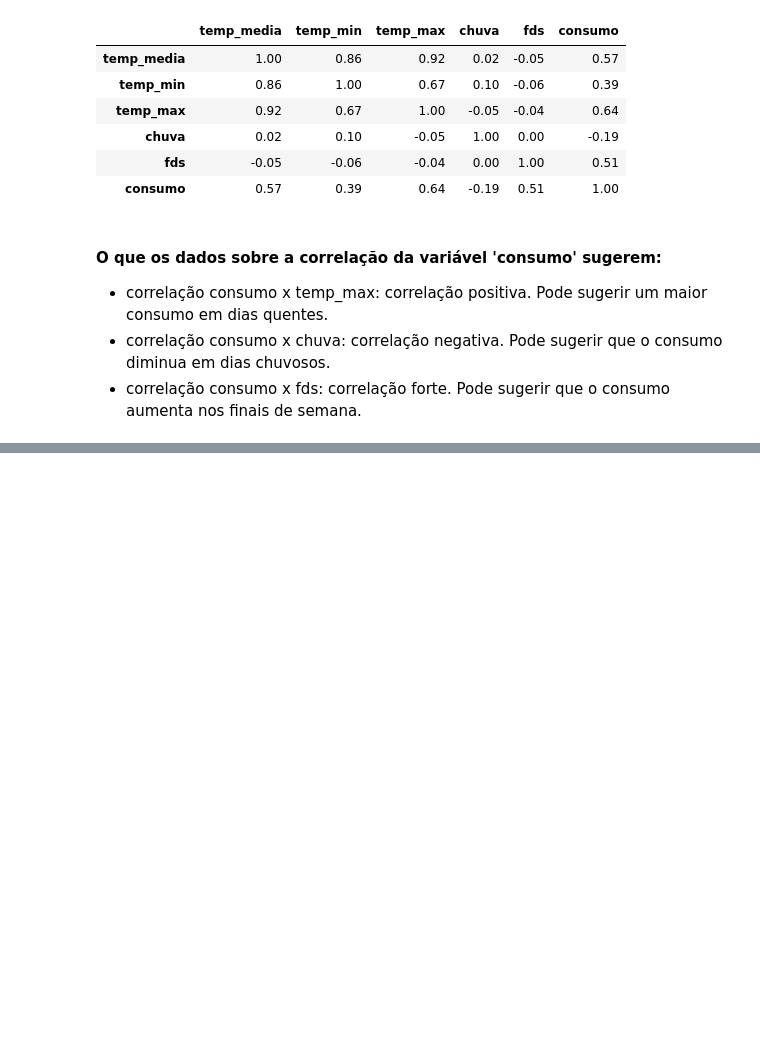
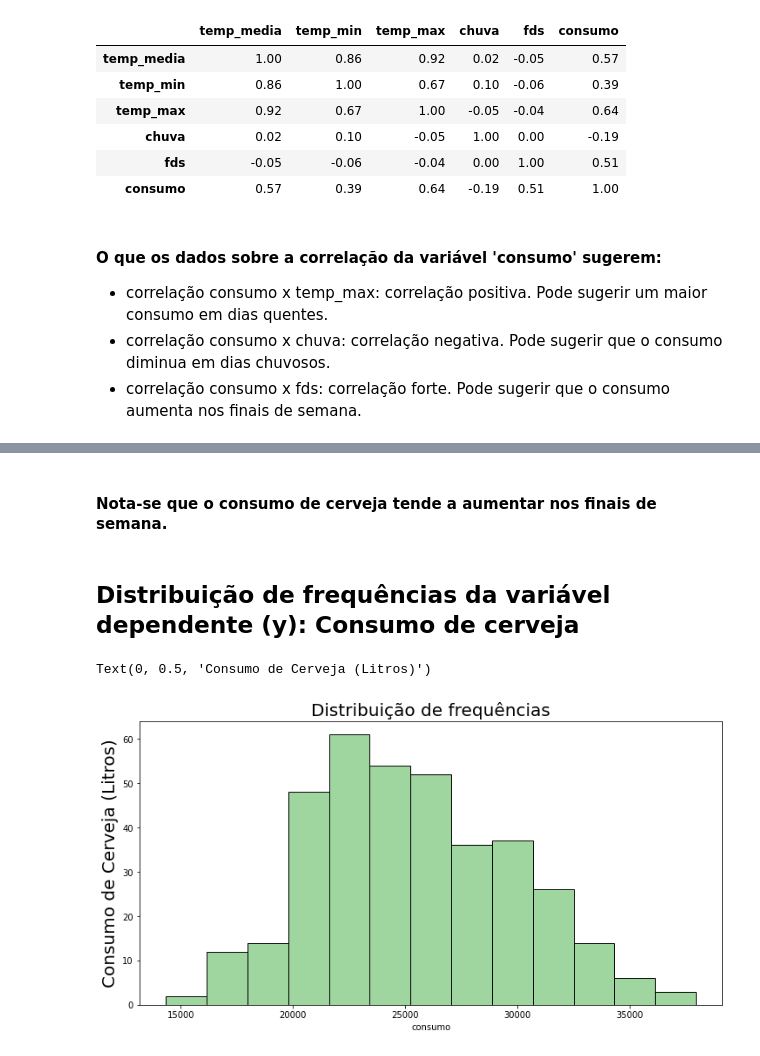
Before and after one commit to silsantos/Data-Science_Projects, a Jupyter notebook: Estatistica/Pratica4_Regressao_Multipla.ipynb, the cells around one changed output, grey strips where cells are left out. Cells and saved outputs as stored; diff of their text form; code cells hidden in the pictures; blank space fills up the shorter version.

```diff
--- a/Estatistica/Pratica4_Regressao_Multipla.ipynb
+++ b/Estatistica/Pratica4_Regressao_Multipla.ipynb
@@ -89,0 +130,12 @@ dados.corr().round(2)
+# %% [markdown]
+#### Nota-se que o consumo de cerveja tende a aumentar nos finais de semana.
+# %% [markdown]
+## Distribuição de frequências da variável dependente (y): Consumo de cerveja
+# %%
+ax = sns.histplot(dados['consumo'])
+ax.figure.set_size_inches(12,6)
+ax.set_title('Distribuição de frequências', fontsize = 20)
+ax.set_ylabel('Consumo de Cerveja (Litros)', fontsize = 20)
+# %% [output]
+Text(0, 0.5, 'Consumo de Cerveja (Litros)')
+[figure, added]
```
Also changed, not shown: parts of 13 cells of this notebook.
